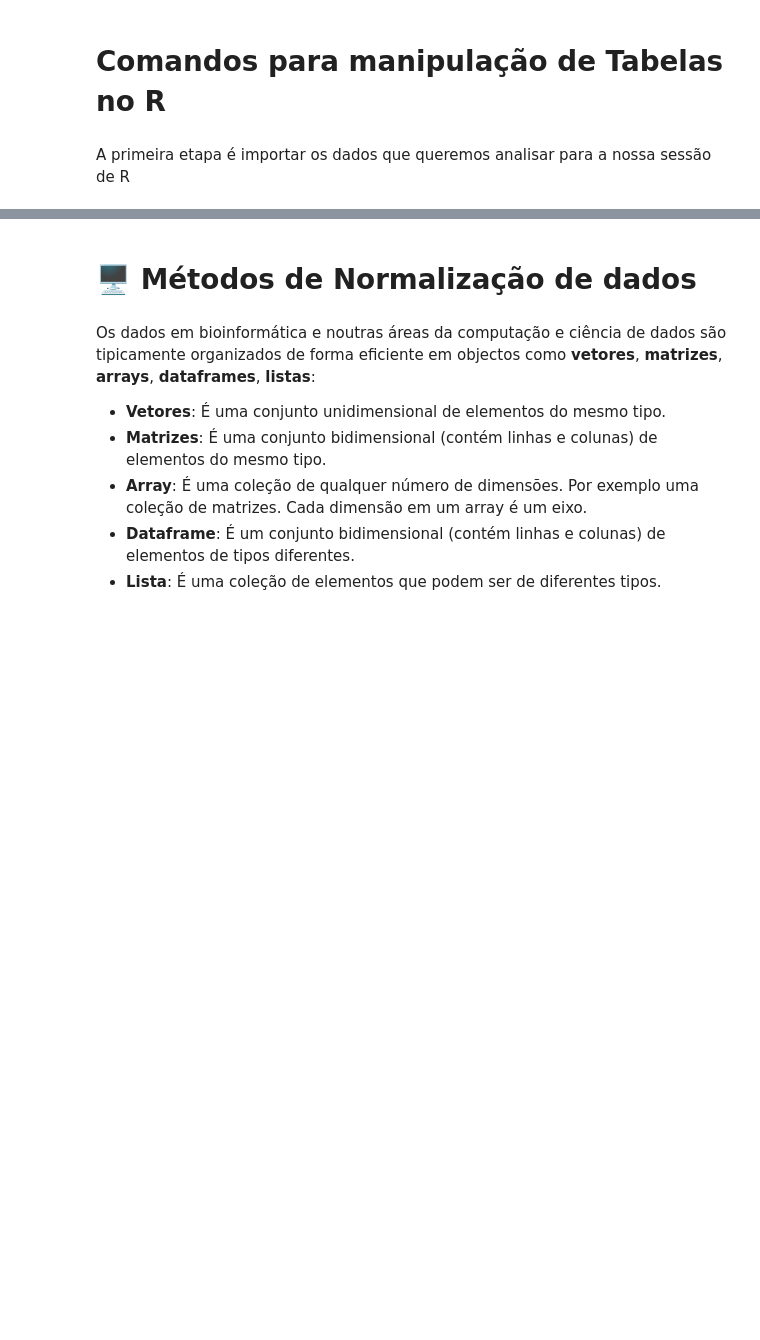
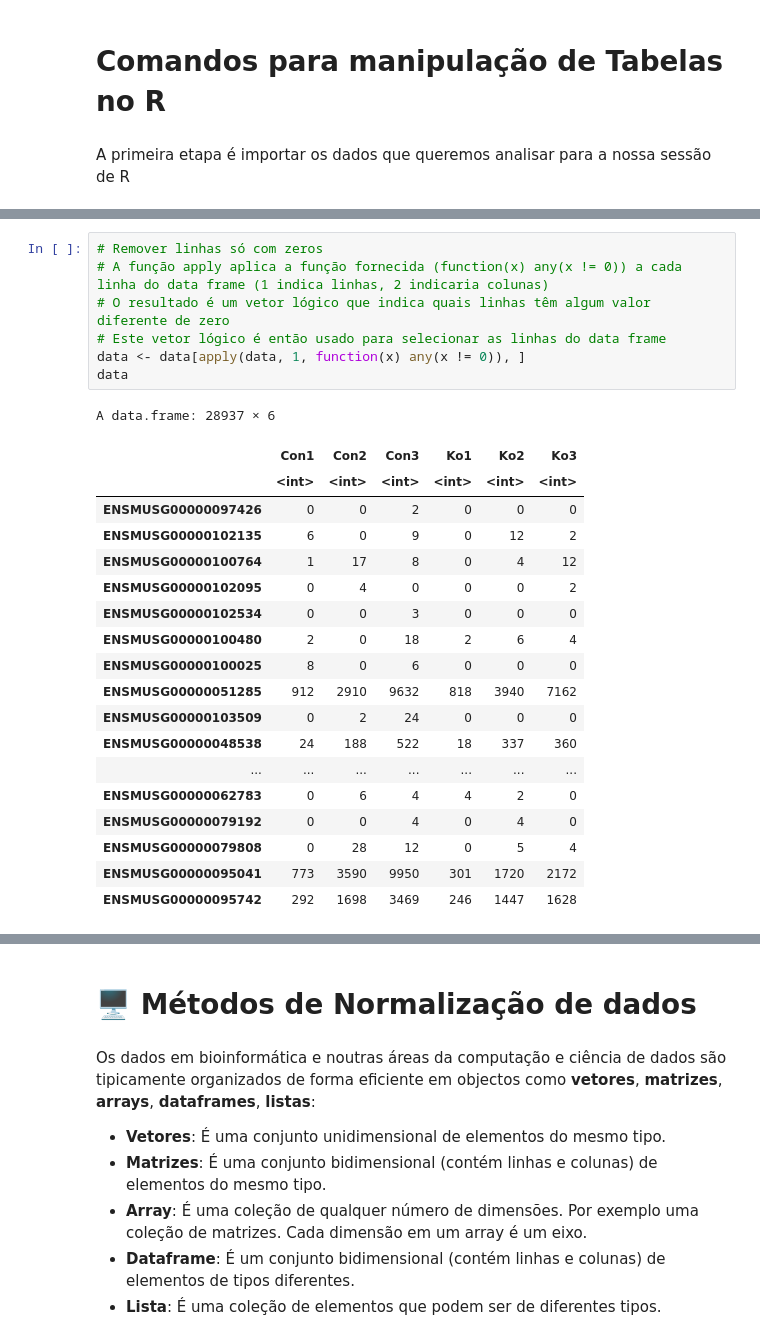
Before and after one commit to nunososorio/medicaldatascience, a Jupyter notebook: dataproc_c2.ipynb, the cells around one changed output, grey strips where cells are left out. Cells and saved outputs as stored; diff of their text form; blank space fills up the shorter version.

```diff
--- a/dataproc_c2.ipynb
+++ b/dataproc_c2.ipynb
@@ -78,0 +99,27 @@ ERROR: Error in read.table(file = file, header = header, sep = sep, quote = quot
+# %%
+# Remover linhas só com zeros
+# A função apply aplica a função fornecida (function(x) any(x != 0)) a cada linha do data frame (1 indica linhas, 2 indicaria colunas)
+# O resultado é um vetor lógico que indica quais linhas têm algum valor diferente de zero
+# Este vetor lógico é então usado para selecionar as linhas do data frame
+data <- data[apply(data, 1, function(x) any(x != 0)), ]
+data
+# %% [output]
+A data.frame: 28937 × 6
+|  | Con1 | Con2 | Con3 | Ko1 | Ko2 | Ko3 |
+|  | <int> | <int> | <int> | <int> | <int> | <int> |
+| ENSMUSG00000097426 | 0 | 0 | 2 | 0 | 0 | 0 |
+| ENSMUSG00000102135 | 6 | 0 | 9 | 0 | 12 | 2 |
+| ENSMUSG00000100764 | 1 | 17 | 8 | 0 | 4 | 12 |
+| ENSMUSG00000102095 | 0 | 4 | 0 | 0 | 0 | 2 |
+| ENSMUSG00000102534 | 0 | 0 | 3 | 0 | 0 | 0 |
+| ENSMUSG00000100480 | 2 | 0 | 18 | 2 | 6 | 4 |
+| ENSMUSG00000100025 | 8 | 0 | 6 | 0 | 0 | 0 |
+| ENSMUSG00000051285 | 912 | 2910 | 9632 | 818 | 3940 | 7162 |
+| ENSMUSG00000103509 | 0 | 2 | 24 | 0 | 0 | 0 |
+| ENSMUSG00000048538 | 24 | 188 | 522 | 18 | 337 | 360 |
+| ... | ... | ... | ... | ... | ... | ... |
+| ENSMUSG00000062783 | 0 | 6 | 4 | 4 | 2 | 0 |
+| ENSMUSG00000079192 | 0 | 0 | 4 | 0 | 4 | 0 |
+| ENSMUSG00000079808 | 0 | 28 | 12 | 0 | 5 | 4 |
+| ENSMUSG00000095041 | 773 | 3590 | 9950 | 301 | 1720 | 2172 |
+| ENSMUSG00000095742 | 292 | 1698 | 3469 | 246 | 1447 | 1628 |
```
Also changed, not shown: parts of 4 cells of this notebook.
